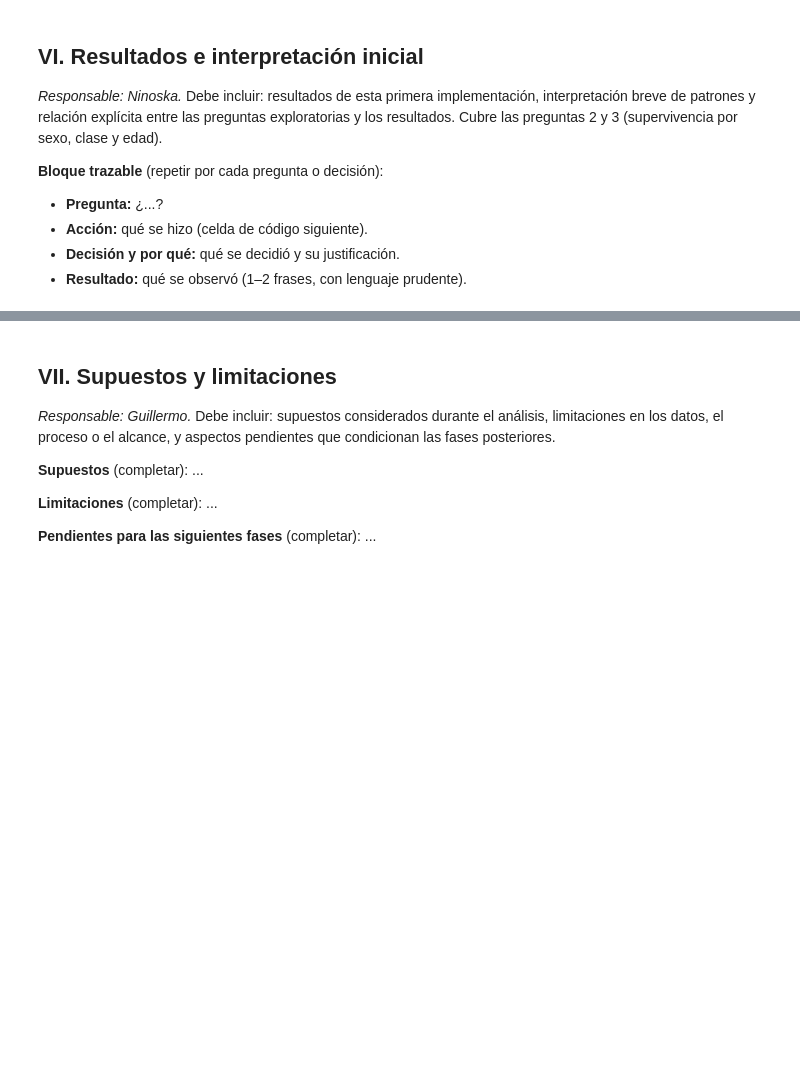
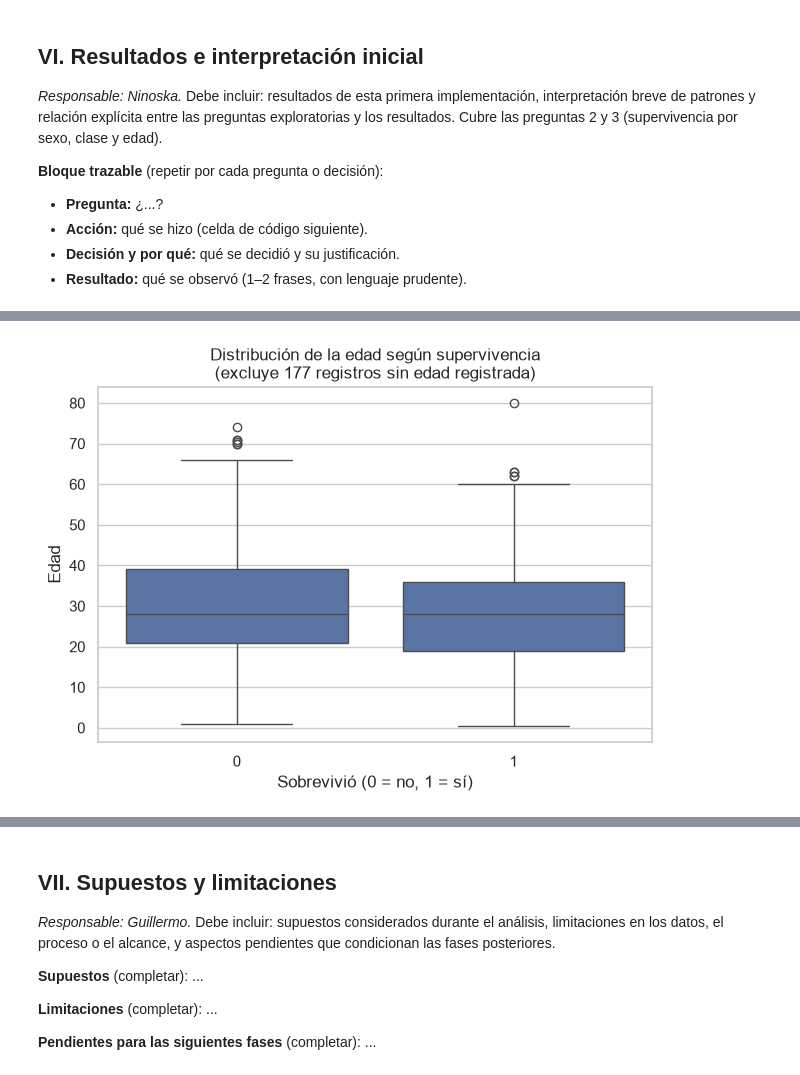
Before and after one commit to fdiaztoro/proyecto-grupo4-mcdi503, a Jupyter notebook: notebooks/mcdi503_f1_sumativo_grupo4.ipynb, the cells around one changed output, grey strips where cells are left out. Cells and saved outputs as stored; diff of their text form; code cells hidden in the pictures; blank space fills up the shorter version.

```diff
--- a/notebooks/mcdi503_f1_sumativo_grupo4.ipynb
+++ b/notebooks/mcdi503_f1_sumativo_grupo4.ipynb
@@ -451,0 +496,8 @@ Tasa de supervivencia según disponibilidad del dato:
+# %%
+con_edad = titanic_eda.loc[~titanic_eda["age_missing"]]
+
+resumen_edad_supervivencia = con_edad.groupby("survived")["age"].agg(
+    n="size", media="mean", mediana="median", desv_est="std"
+).round(1)
+print(f"Registros excluidos por no tener age: {titanic_eda['age_missing'].sum()}")
+resumen_edad_supervivencia
@@ -451,0 +510,9 @@ Tasa de supervivencia según disponibilidad del dato:
+# %%
+ax = sns.boxplot(data=con_edad, x="survived", y="age")
+ax.set_title("Distribución de la edad según supervivencia\n(excluye 177 registros sin edad registrada)")
+ax.set_xlabel("Sobrevivió (0 = no, 1 = sí)")
+ax.set_ylabel("Edad")
+plt.tight_layout()
+plt.show()
+# %% [output]
+[figure, added]
```
Also changed, not shown: parts of 9 cells of this notebook.
